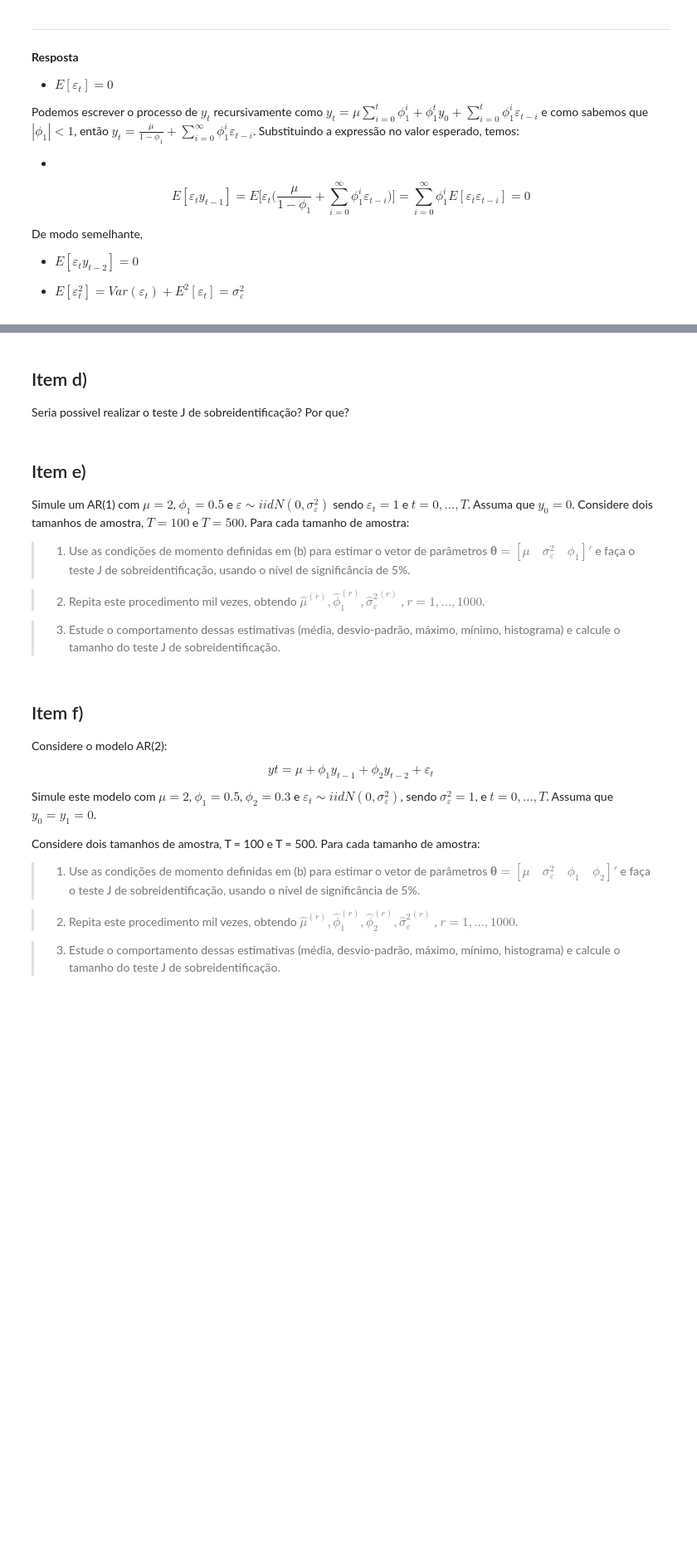
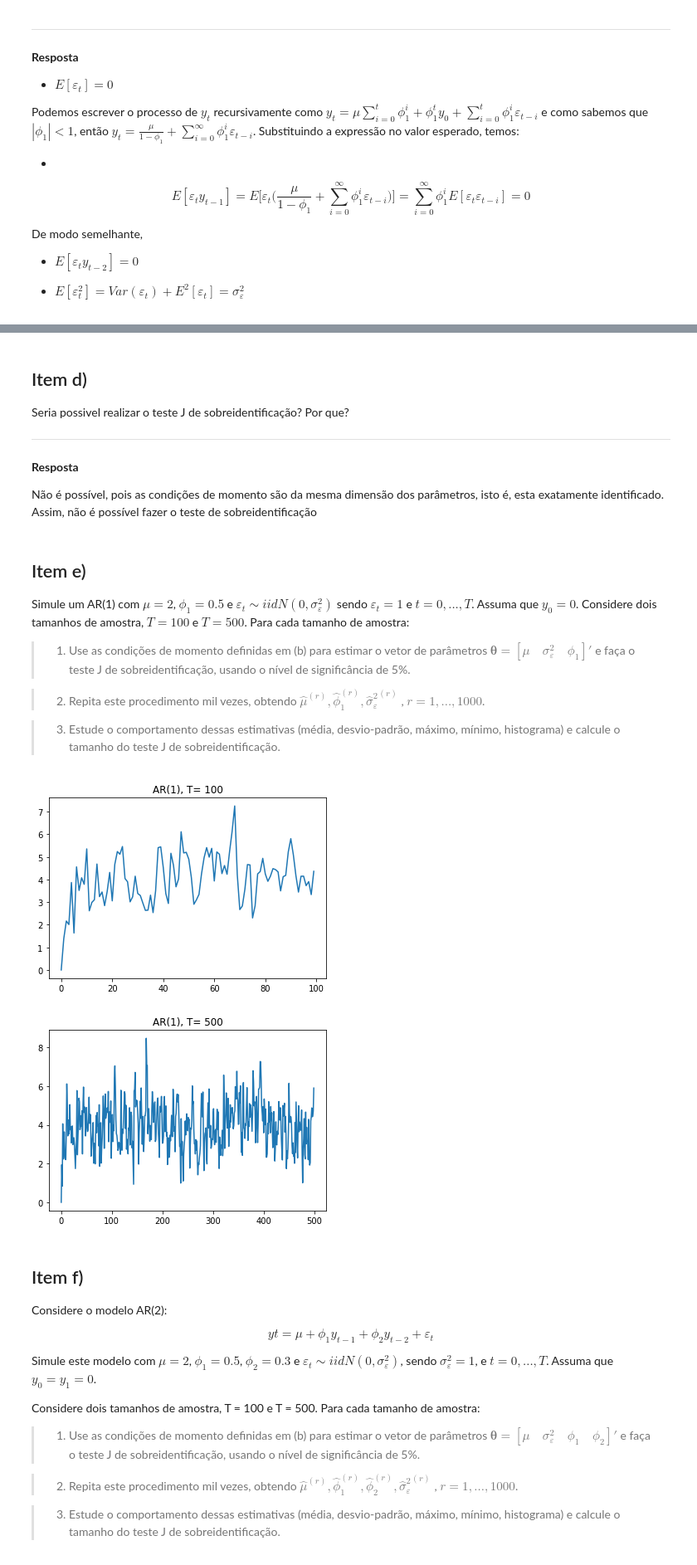
Before and after one commit to lucasestrela/dec_consumo_poupanca, a Jupyter notebook: Lista_1_Variáveis_instrumentais_GMM.ipynb, the cells around one changed output, grey strips where cells are left out. Shown at 83% size. Cells and saved outputs as stored; diff of their text form; code cells hidden in the pictures; blank space fills up the shorter version.

```diff
--- a/Lista_1_Variáveis_instrumentais_GMM.ipynb
+++ b/Lista_1_Variáveis_instrumentais_GMM.ipynb
@@ -97,10 +113,15 @@ e também
 # %% [markdown]
 ## Item d)
 Seria possivel realizar o teste J de sobreidentificação? Por que?
+
+---
+ **Resposta**
+
+ Não é possível, pois as condições de momento são da mesma dimensão dos parâmetros, isto é, esta exatamente identificado. Assim, não é possível fazer o teste de sobreidentificação
 # %% [markdown]
 ## Item e)
 
-Simule um AR(1) com $\mu = 2$, $\phi_1 = 0.5$ e $\varepsilon \sim iidN(0, \sigma^2_{\varepsilon})$ sendo $\varepsilon_t = 1$ e $t = 0, ..., T$. Assuma que $y_0 = 0$. Considere dois tamanhos de amostra, $T = 100$ e $T = 500$. Para cada tamanho de amostra:
+Simule um AR(1) com $\mu = 2$, $\phi_1 = 0.5$ e $\varepsilon_t \sim iidN(0, \sigma^2_{\varepsilon})$ sendo $\varepsilon_t = 1$ e $t = 0, ..., T$. Assuma que $y_0 = 0$. Considere dois tamanhos de amostra, $T = 100$ e $T = 500$. Para cada tamanho de amostra:
 
 
 > 1. Use as condições de momento definidas em (b) para estimar o vetor de parâmetros $\boldsymbol\theta = [\mu \quad \sigma^2_\varepsilon  \quad  \phi_1]'$ e faça o teste J de sobreidentificação, usando o nível de significância de 5%.
@@ -111,0 +137,37 @@ do teste J de sobreidentificação.
+# %%
+# Simulando um AR(1)
+
+#Tamanhos de amostras
+T1, T2 = 100, 500
+
+np.random.seed(1)
+# Simulando T1 obs de normal(0,1)
+erro1 = np.random.normal(size=T1)
+
+y1 = np.zeros(T1)
+# Preencho a partir do 1, ja que y_0 = 0
+for t in range(1,T1):
+    y1[t] = 2 + 0.5*y1[t-1] + erro1[t]
+
+
+np.random.seed(2)
+# Simulando T2 obs de normal(0,1)
+erro2 = np.random.normal(size=T2)
+
+# Construindo vetor de zeros para popular
+y2 = np.zeros(T2)
+# Preencho a partir do 1, ja que y_0 = 0
+for t in range(1,T2):
+    y2[t] = 2 + 0.5*y2[t-1] + erro2[t]
+# %%
+plt.plot(range(0, T1), y1)
+plt.title("AR(1), T= 100")
+plt.show()
+
+
+plt.plot(range(0, T2), y2)
+plt.title("AR(1), T= 500")
+plt.show()
+# %% [output]
+[figure, added]
+[figure, added]
```
Also changed, not shown: parts of 5 cells of this notebook.
